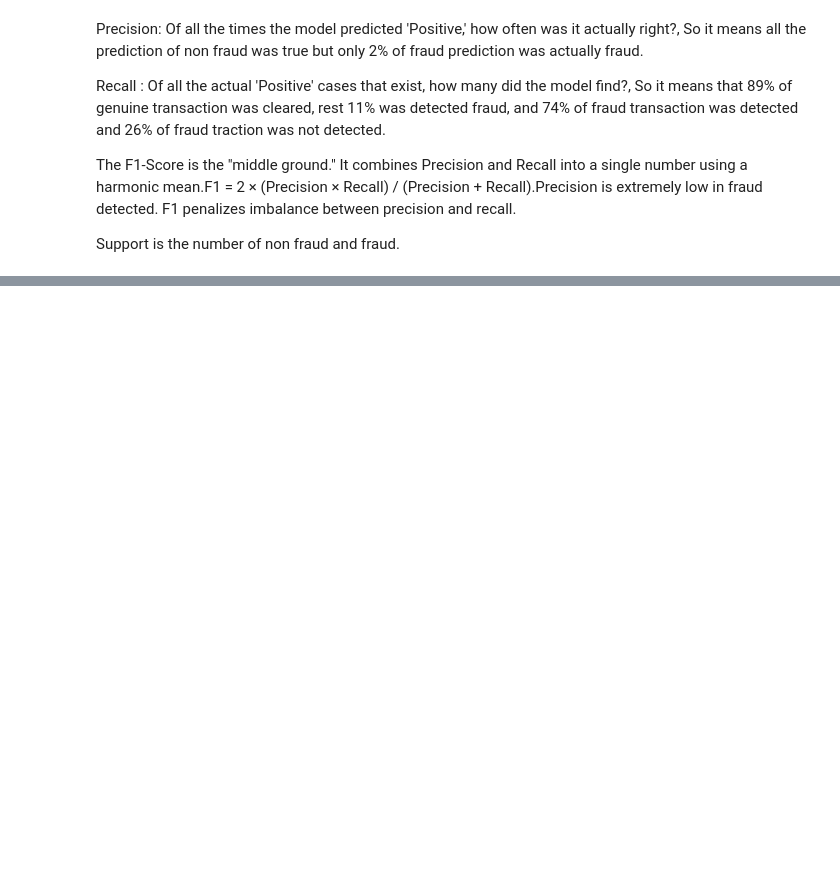
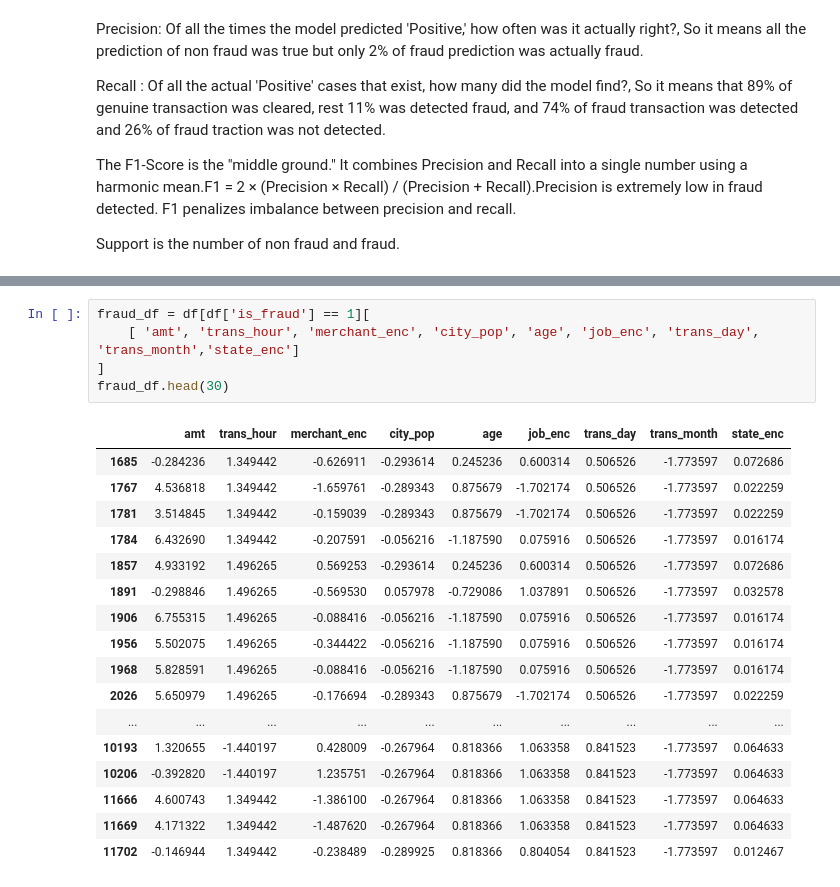
Before and after one commit to ineffablepuma/credit-card-fraud-detection, a Jupyter notebook: notebooks/03_model_training.ipynb, the cells around one changed output, grey strips where cells are left out. Cells and saved outputs as stored; diff of their text form; blank space fills up the shorter version.

```diff
--- a/notebooks/03_model_training.ipynb
+++ b/notebooks/03_model_training.ipynb
@@ -124,0 +425,23 @@ Support is the number of non fraud and fraud.
+# %%
+fraud_df = df[df['is_fraud'] == 1][
+    [ 'amt', 'trans_hour', 'merchant_enc', 'city_pop', 'age', 'job_enc', 'trans_day', 'trans_month','state_enc']
+]
+fraud_df.head(30)
+# %% [output]
+|  | amt | trans_hour | merchant_enc | city_pop | age | job_enc | trans_day | trans_month | state_enc |
+| 1685 | -0.284236 | 1.349442 | -0.626911 | -0.293614 | 0.245236 | 0.600314 | 0.506526 | -1.773597 | 0.072686 |
+| 1767 | 4.536818 | 1.349442 | -1.659761 | -0.289343 | 0.875679 | -1.702174 | 0.506526 | -1.773597 | 0.022259 |
+| 1781 | 3.514845 | 1.349442 | -0.159039 | -0.289343 | 0.875679 | -1.702174 | 0.506526 | -1.773597 | 0.022259 |
+| 1784 | 6.432690 | 1.349442 | -0.207591 | -0.056216 | -1.187590 | 0.075916 | 0.506526 | -1.773597 | 0.016174 |
+| 1857 | 4.933192 | 1.496265 | 0.569253 | -0.293614 | 0.245236 | 0.600314 | 0.506526 | -1.773597 | 0.072686 |
+| 1891 | -0.298846 | 1.496265 | -0.569530 | 0.057978 | -0.729086 | 1.037891 | 0.506526 | -1.773597 | 0.032578 |
+| 1906 | 6.755315 | 1.496265 | -0.088416 | -0.056216 | -1.187590 | 0.075916 | 0.506526 | -1.773597 | 0.016174 |
+| 1956 | 5.502075 | 1.496265 | -0.344422 | -0.056216 | -1.187590 | 0.075916 | 0.506526 | -1.773597 | 0.016174 |
+| 1968 | 5.828591 | 1.496265 | -0.088416 | -0.056216 | -1.187590 | 0.075916 | 0.506526 | -1.773597 | 0.016174 |
+| 2026 | 5.650979 | 1.496265 | -0.176694 | -0.289343 | 0.875679 | -1.702174 | 0.506526 | -1.773597 | 0.022259 |
+| ... | ... | ... | ... | ... | ... | ... | ... | ... | ... |
+| 10193 | 1.320655 | -1.440197 | 0.428009 | -0.267964 | 0.818366 | 1.063358 | 0.841523 | -1.773597 | 0.064633 |
+| 10206 | -0.392820 | -1.440197 | 1.235751 | -0.267964 | 0.818366 | 1.063358 | 0.841523 | -1.773597 | 0.064633 |
+| 11666 | 4.600743 | 1.349442 | -1.386100 | -0.267964 | 0.818366 | 1.063358 | 0.841523 | -1.773597 | 0.064633 |
+| 11669 | 4.171322 | 1.349442 | -1.487620 | -0.267964 | 0.818366 | 1.063358 | 0.841523 | -1.773597 | 0.064633 |
+| 11702 | -0.146944 | 1.349442 | -0.238489 | -0.289925 | 0.818366 | 0.804054 | 0.841523 | -1.773597 | 0.012467 |
```
Also changed, not shown: parts of 32 cells of this notebook, 4 other files.
